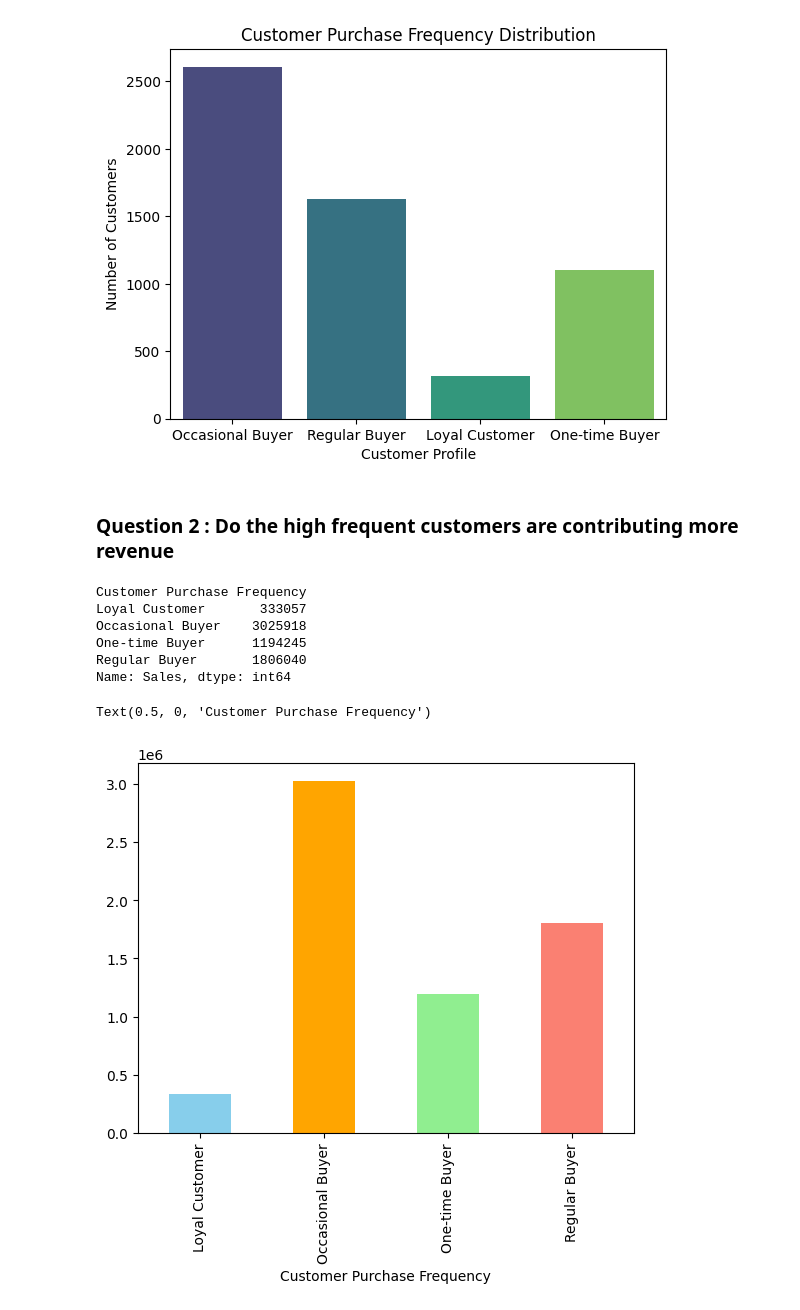
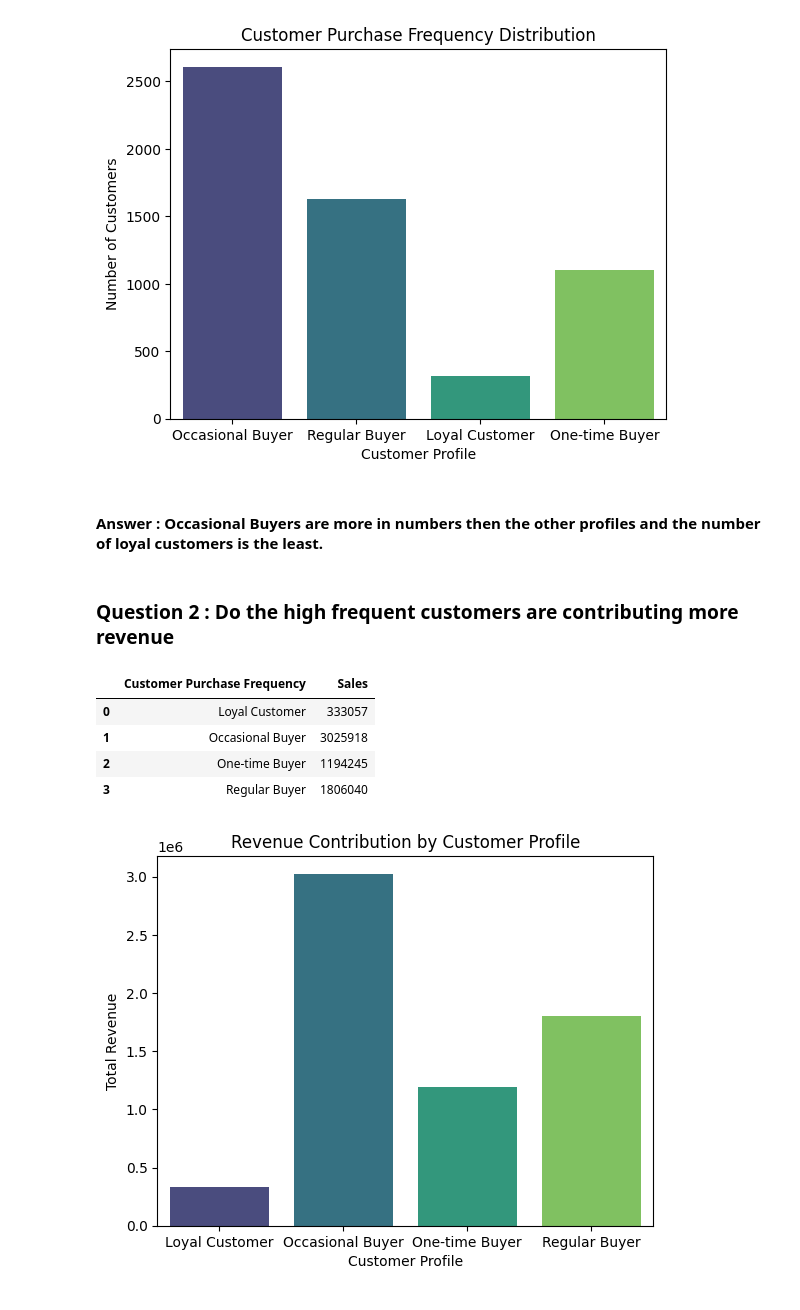
Before and after one commit to Manthan27525/global-superstore-data-analysis, a Jupyter notebook: notebook/data_analysis.ipynb, the cells around one changed output. Drawn from its saved outputs; the diff is of its cells as text; code cells hidden in the pictures.

```diff
--- a/notebook/data_analysis.ipynb
+++ b/notebook/data_analysis.ipynb
@@ -239,25 +239,28 @@ Passing `palette` without assigning `hue` is deprecated and will be removed in v
 
   sns.countplot(data=purchase_frequency, x='Customer Profile', palette='viridis')
 [figure]
+# %% [markdown]
+#### Answer : Occasional Buyers are more in numbers then the other profiles and the number of loyal customers is the least.
 # %% [markdown]
 ### Question 2 : Do the high frequent customers are contributing more revenue
 # %%
 df['Customer Purchase Frequency']=purchase_frequency['Customer Profile']
 # %%
 revenue_contribution=df.groupby('Customer Purchase Frequency')['Sales'].sum().astype(int)
+revenue_contribution=revenue_contribution.reset_index()
 revenue_contribution.head()
 # %% [output]
-Customer Purchase Frequency
-Loyal Customer       333057
-Occasional Buyer    3025918
-One-time Buyer      1194245
-Regular Buyer       1806040
-Name: Sales, dtype: int64
+|  | Customer Purchase Frequency | Sales |
+| 0 | Loyal Customer | 333057 |
+| 1 | Occasional Buyer | 3025918 |
+| 2 | One-time Buyer | 1194245 |
+| 3 | Regular Buyer | 1806040 |
 # %%
-revenue_contribution=revenue_contribution.astype(int)
-revenue_contribution.plot(kind='bar', color=['skyblue', 'orange', 'lightgreen', 'salmon'])
-plt.xlabel('Customer Purchase Frequency')
+sns.barplot(data=revenue_contribution, x='Customer Purchase Frequency', y='Sales',hue='Customer Purchase Frequency', palette='viridis')
+plt.xlabel('Customer Profile')
+plt.ylabel('Total Revenue')
+plt.title('Revenue Contribution by Customer Profile')
+plt.show()
 # %% [output]
-Text(0.5, 0, 'Customer Purchase Frequency')
-[figure, old version]
+[figure, new version]
 # %% [markdown]
```
Also changed, not shown: parts of 10 cells of this notebook.
